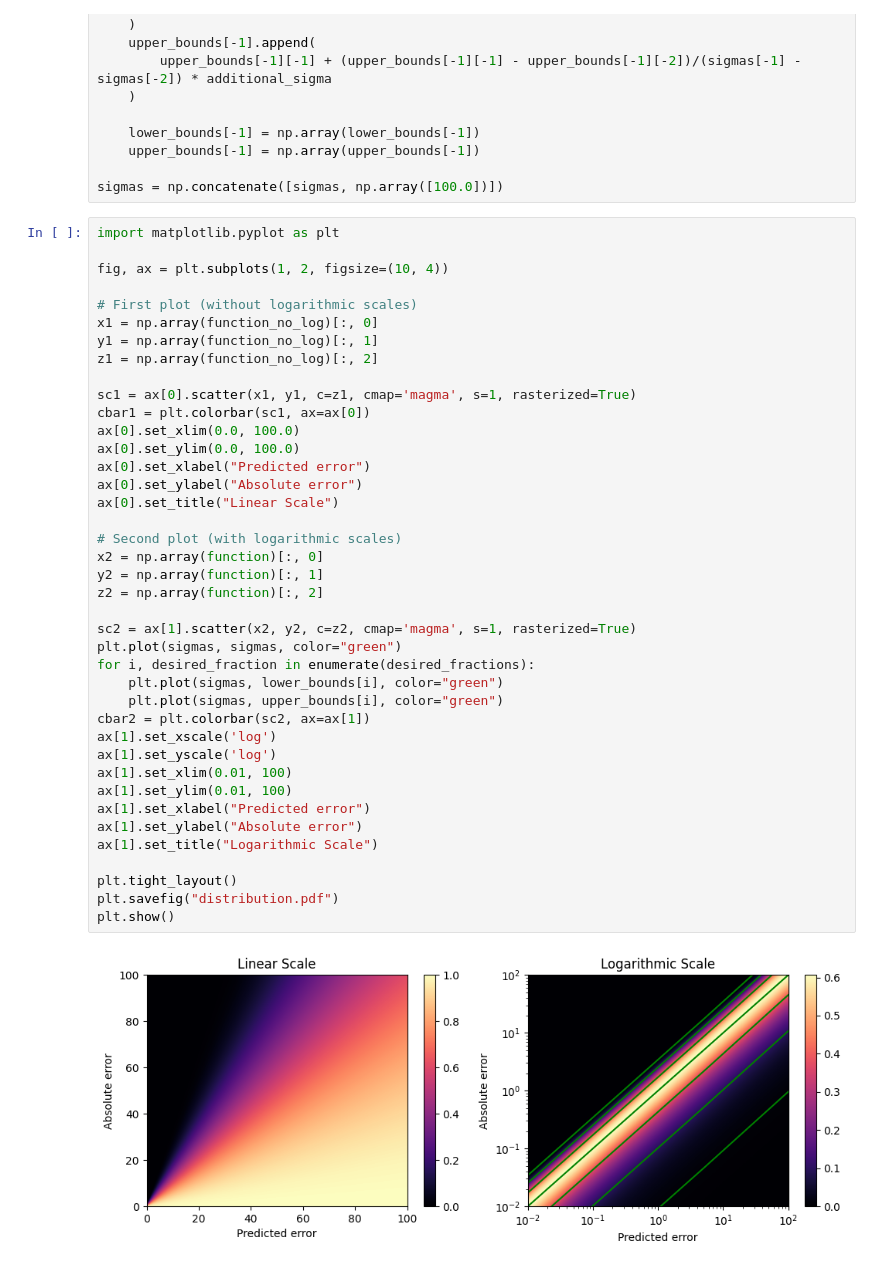
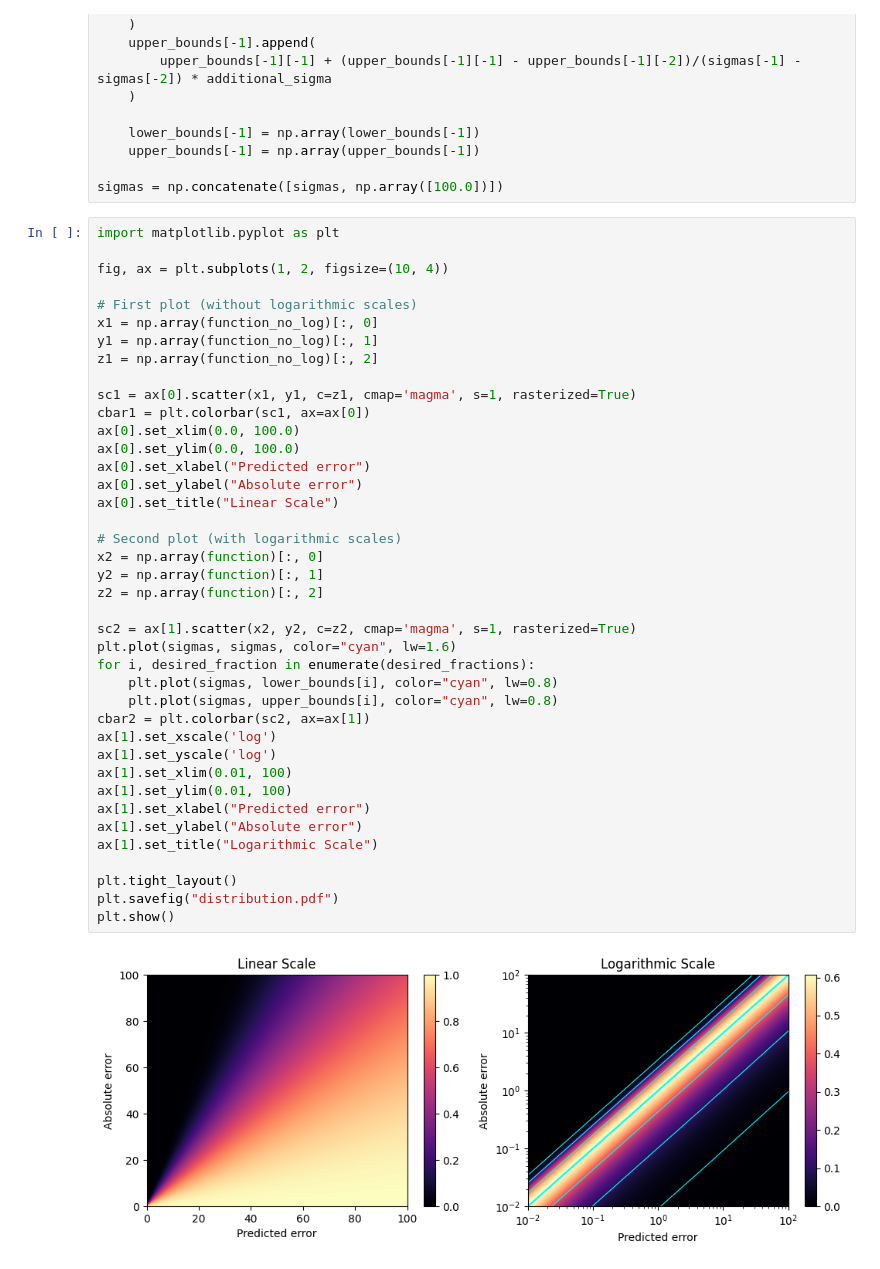
Before and after one commit to frostedoyster/llpr, a Jupyter notebook: experiments/theoretical_distribution/theoretical_distribution.ipynb, the cells around one changed output. Drawn from its saved outputs; the diff is of its cells as text.

Commit message:
Slightly modified theoretical distribution plot

```diff
--- a/experiments/theoretical_distribution/theoretical_distribution.ipynb
+++ b/experiments/theoretical_distribution/theoretical_distribution.ipynb
@@ -99,34 +99,34 @@ y1 = np.array(function_no_log)[:, 1]
 z1 = np.array(function_no_log)[:, 2]
 
 sc1 = ax[0].scatter(x1, y1, c=z1, cmap='magma', s=1, rasterized=True)
 cbar1 = plt.colorbar(sc1, ax=ax[0])
 ax[0].set_xlim(0.0, 100.0)
 ax[0].set_ylim(0.0, 100.0)
 ax[0].set_xlabel("Predicted error")
 ax[0].set_ylabel("Absolute error")
 ax[0].set_title("Linear Scale")
 
 # Second plot (with logarithmic scales)
 x2 = np.array(function)[:, 0]
 y2 = np.array(function)[:, 1]
 z2 = np.array(function)[:, 2]
 
 sc2 = ax[1].scatter(x2, y2, c=z2, cmap='magma', s=1, rasterized=True)
-plt.plot(sigmas, sigmas, color="green")
+plt.plot(sigmas, sigmas, color="cyan", lw=1.6)
 for i, desired_fraction in enumerate(desired_fractions):
-    plt.plot(sigmas, lower_bounds[i], color="green")
-    plt.plot(sigmas, upper_bounds[i], color="green")
+    plt.plot(sigmas, lower_bounds[i], color="cyan", lw=0.8)
+    plt.plot(sigmas, upper_bounds[i], color="cyan", lw=0.8)
 cbar2 = plt.colorbar(sc2, ax=ax[1])
 ax[1].set_xscale('log')
 ax[1].set_yscale('log')
 ax[1].set_xlim(0.01, 100)
 ax[1].set_ylim(0.01, 100)
 ax[1].set_xlabel("Predicted error")
 ax[1].set_ylabel("Absolute error")
 ax[1].set_title("Logarithmic Scale")
 
 plt.tight_layout()
 plt.savefig("distribution.pdf")
 plt.show()
 # %% [output]
-[figure, old version]
+[figure, new version]
```
Also changed, not shown: 1 other file.
